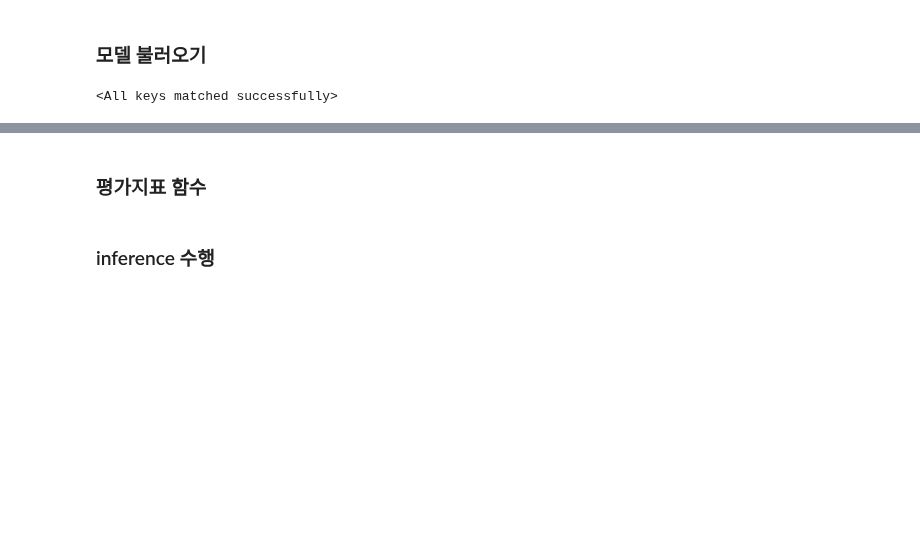
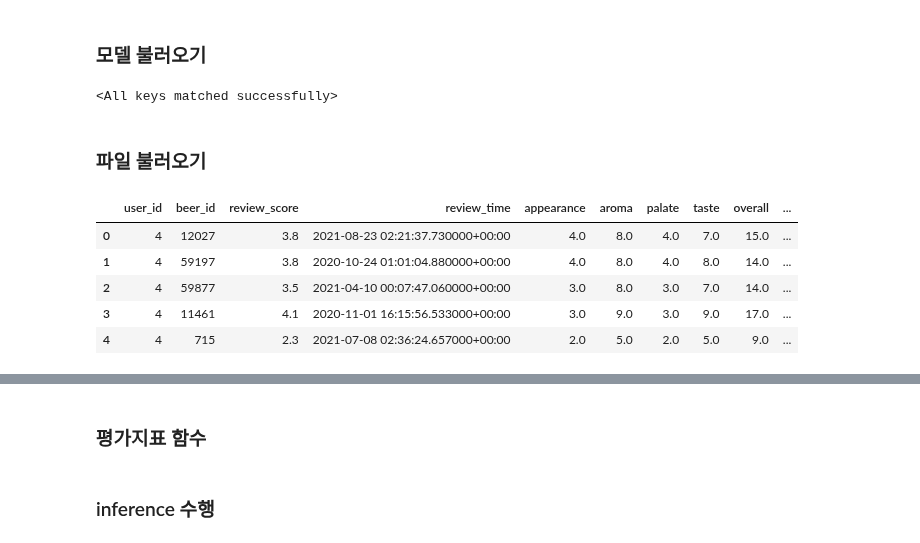
Before and after one commit to boostcampaitech3/final-project-level3-recsys-10, a Jupyter notebook: model/autorec_experiment_rmse.ipynb, the cells around one changed output, grey strips where cells are left out. Cells and saved outputs as stored; diff of their text form; code cells hidden in the pictures; blank space fills up the shorter version.

```diff
--- a/model/autorec_experiment_rmse.ipynb
+++ b/model/autorec_experiment_rmse.ipynb
@@ -621,3 +489,17 @@ model = AutoRec(num_hidden, num_items).to(device)
 model.load_state_dict(torch.load(PATH))
 # %% [output]
 <All keys matched successfully>
+# %% [markdown]
+### 파일 불러오기
+# %%
+test_input = pd.read_csv("../data/test_input_ratebeer_without_text.csv")
+test_ans = pd.read_csv("../data/test_output_ratebeer_without_text.csv")
+# %%
+test_input.head()
+# %% [output]
+|  | user_id | beer_id | review_score | review_time | appearance | aroma | palate | taste | overall | ... |
+| 0 | 4 | 12027 | 3.8 | 2021-08-23 02:21:37.730000+00:00 | 4.0 | 8.0 | 4.0 | 7.0 | 15.0 | ... |
+| 1 | 4 | 59197 | 3.8 | 2020-10-24 01:01:04.880000+00:00 | 4.0 | 8.0 | 4.0 | 8.0 | 14.0 | ... |
+| 2 | 4 | 59877 | 3.5 | 2021-04-10 00:07:47.060000+00:00 | 3.0 | 8.0 | 3.0 | 7.0 | 14.0 | ... |
+| 3 | 4 | 11461 | 4.1 | 2020-11-01 16:15:56.533000+00:00 | 3.0 | 9.0 | 3.0 | 9.0 | 17.0 | ... |
+| 4 | 4 | 715 | 2.3 | 2021-07-08 02:36:24.657000+00:00 | 2.0 | 5.0 | 2.0 | 5.0 | 9.0 | ... |
```
Also changed, not shown: parts of 75 cells of this notebook, 1 other file.
